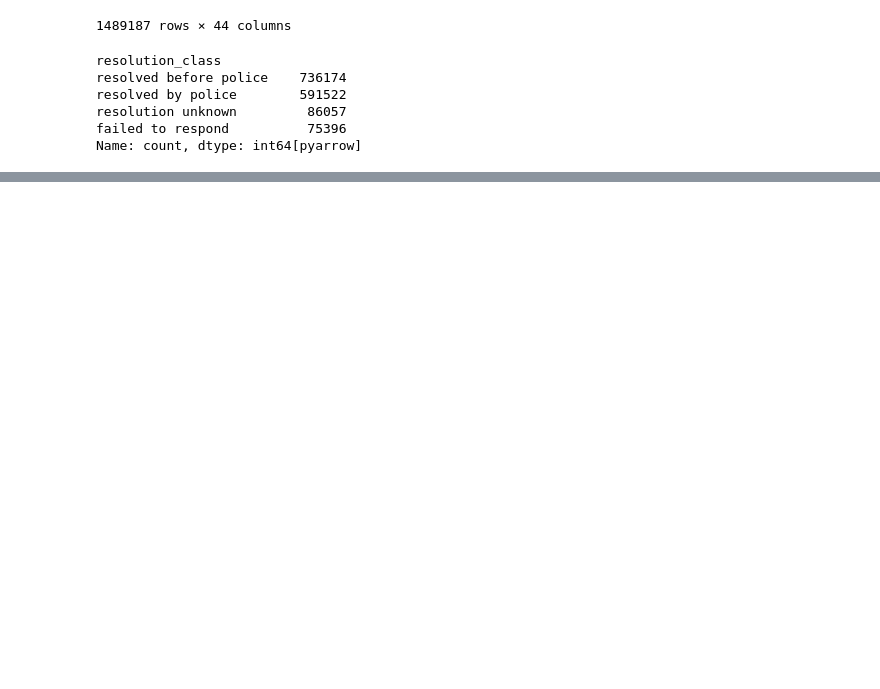
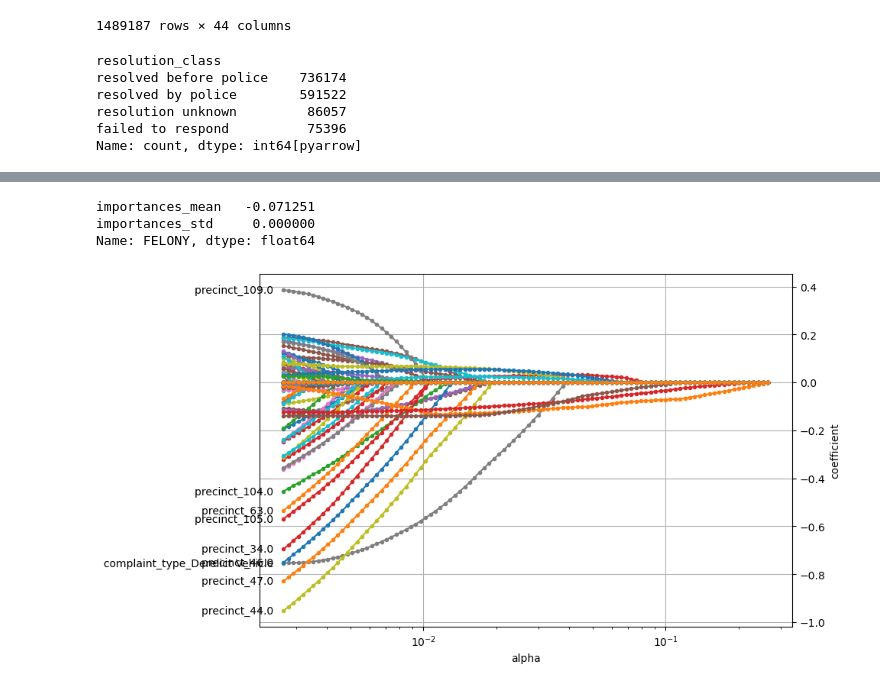
Before and after one commit to jamorr/Capstone, a Jupyter notebook: src/final.ipynb, the cells around one changed output, grey strips where cells are left out. Cells and saved outputs as stored; diff of their text form; code cells hidden in the pictures; blank space fills up the shorter version.

```diff
--- a/src/final.ipynb
+++ b/src/final.ipynb
@@ -195,33 +125,3 @@ hyper = RSFParams()
-# %%
-class RSFHyperEncoder(json.JSONEncoder):
-    def default(self, o):
-        o_dict = o.__dict__
-        for k in o_dict.keys():
-            v = o_dict[k]
-            if isinstance(v, str):
-                o_dict[k] = v
-            elif isinstance(v, Iterable):
-                o_dict[k] = list(v)
-        return o_dict
-
-class DefaultDecoder:
-    def __init__(self, cls):
-        self.cls = cls
-        self.annotations = getattr(cls, '__annotations__', {})
-
-    def __call__(self, data):
-        for key, value_type in self.annotations.items():
-            if key not in data:
-                continue
-            value = data[key]
-            try:
-                if not isinstance(value, value_type):
-                    data[key] = value_type(value)
-            except (TypeError, ValueError):
-                raise TypeError(f"Value for '{key}' must be of type '{value_type.__name__}'")
-        return self.cls(data)
-
-rsf_decoder = DefaultDecoder(RSFParams)
 # %%
 
 assert 0 < hyper.cpu_prop <= 1
@@ -529 +290,17 @@ bottom_10
+# %%
+imp_df.loc["FELONY"]
+# %% [output]
+importances_mean   -0.071251
+importances_std     0.000000
+Name: FELONY, dtype: float64
+# %%
+cox_elastic_net = CoxnetSurvivalAnalysis(l1_ratio=0.9, alpha_min_ratio=0.01)
+cox_elastic_net.fit(X_train, y_train)
+coefficients_elastic_net = pd.DataFrame(
+    cox_elastic_net.coef_, index=X_train.columns, columns=np.round(cox_elastic_net.alphas_, 5)
+)
+
+plot_coefficients(coefficients_elastic_net, n_highlight=9)
+# %% [output]
+[figure, added]
 # %%
```
Also changed, not shown: parts of 27 cells of this notebook, 1 other file.
